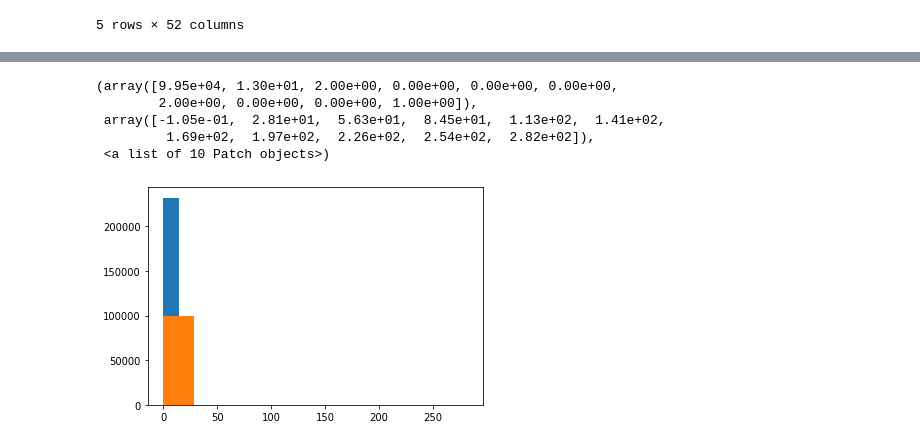
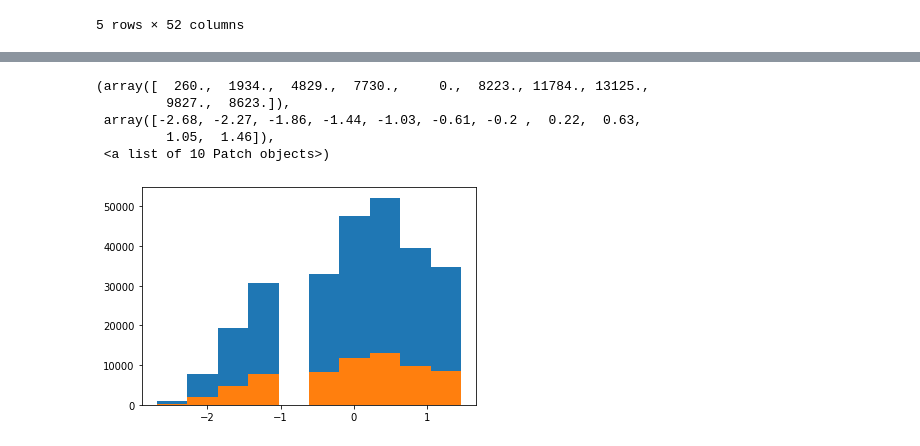
Before and after one commit to swatanabeKy5/skillupAI_MLDL_Homework, a Jupyter notebook: Day2_work_渡邉颯一郎.ipynb, the cells around one changed output, grey strips where cells are left out. Cells and saved outputs as stored; diff of their text form; code cells hidden in the pictures.

```diff
--- a/Day2_work_渡邉颯一郎.ipynb
+++ b/Day2_work_渡邉颯一郎.ipynb
@@ -87,3 +94,0 @@ dtype: int64
-# %%
-#usd pledged の欠損値を埋める
-df_ks['usd pledged'] = df_ks['usd pledged'].fillna("0")
@@ -89,0 +138,18 @@ df_ks['usd pledged'] = df_ks['usd pledged'].fillna("0")
+# %%
+#launchedを年別にカテゴリ化
+#launchedの分布
+data = df_ks['launched']
+plt.hist(data);
+#要素ごとの場合print(df_ks['launched'][0].year)
+df_ks['launched']= df_ks['launched'].dt.year
+#deadline削除
+df_ks = df_ks.drop(columns=['deadline'])
+print(df_ks.head())
+"""
+#launchedを7つに分類
+for df in [df_ks]:
+    df['launched_band'] = pd.cut(data.year, bins=np.arange(0, 1000, 10), right=False)
+
+data = df_ks['launched_band']
+plt.hist(data);
+"""
@@ -256,6 +357,6 @@ from sklearn.metrics import mean_absolute_error # 回帰問題における性能
 # %%
 #　ホールドアウト法
 # 全データのうち、何%をテストデータにするか（今回は20%に設定
-test_size = 0.3
+test_size = 0.2
 # テストデータはランダム選択
 X_train, X_test, y_train, y_test = train_test_split(X, y, test_size=test_size, random_state=1234)
@@ -262,15 +417,16 @@ X_train, X_test, y_train, y_test = train_test_split(X, y, test_size=test_size, r
 # %%
 # 標準化
+#print(X_train.dtypes)
 stdsc = StandardScaler()
-X_train_stand = stdsc.fit_transform(X_train[['usd pledged', 'usd_goal_real', 'delta']])
-plt.hist(X_train_stand[:, 0]) #標準化後の1つ目の特徴に関するヒストグラム（学習用データ）
-X_test_stand = stdsc.transform(X_test[['usd pledged', 'usd_goal_real', 'delta']])
-plt.hist(X_test_stand[:, 0]) #標準化後の1つ目の特徴に関するヒストグラム（テストデータ）
+X_train_stand = stdsc.fit_transform(X_train)
+plt.hist(X_train_stand[:, 1]) #標準化後の1つ目の特徴に関するヒストグラム（学習用データ）
+X_test_stand = stdsc.transform(X_test)
+plt.hist(X_test_stand[:, 1]) #標準化後の1つ目の特徴に関するヒストグラム（テストデータ）
 # %% [output]
-(array([9.95e+04, 1.30e+01, 2.00e+00, 0.00e+00, 0.00e+00, 0.00e+00,
-        2.00e+00, 0.00e+00, 0.00e+00, 1.00e+00]),
- array([-1.05e-01,  2.81e+01,  5.63e+01,  8.45e+01,  1.13e+02,  1.41e+02,
-         1.69e+02,  1.97e+02,  2.26e+02,  2.54e+02,  2.82e+02]),
+(array([  260.,  1934.,  4829.,  7730.,     0.,  8223., 11784., 13125.,
+         9827.,  8623.]),
+ array([-2.68, -2.27, -1.86, -1.44, -1.03, -0.61, -0.2 ,  0.22,  0.63,
+         1.05,  1.46]),
  <a list of 10 Patch objects>)
-[figure, old version]
+[figure, new version]
 # %%
```
Also changed, not shown: parts of 40 cells of this notebook, 8 other files.
